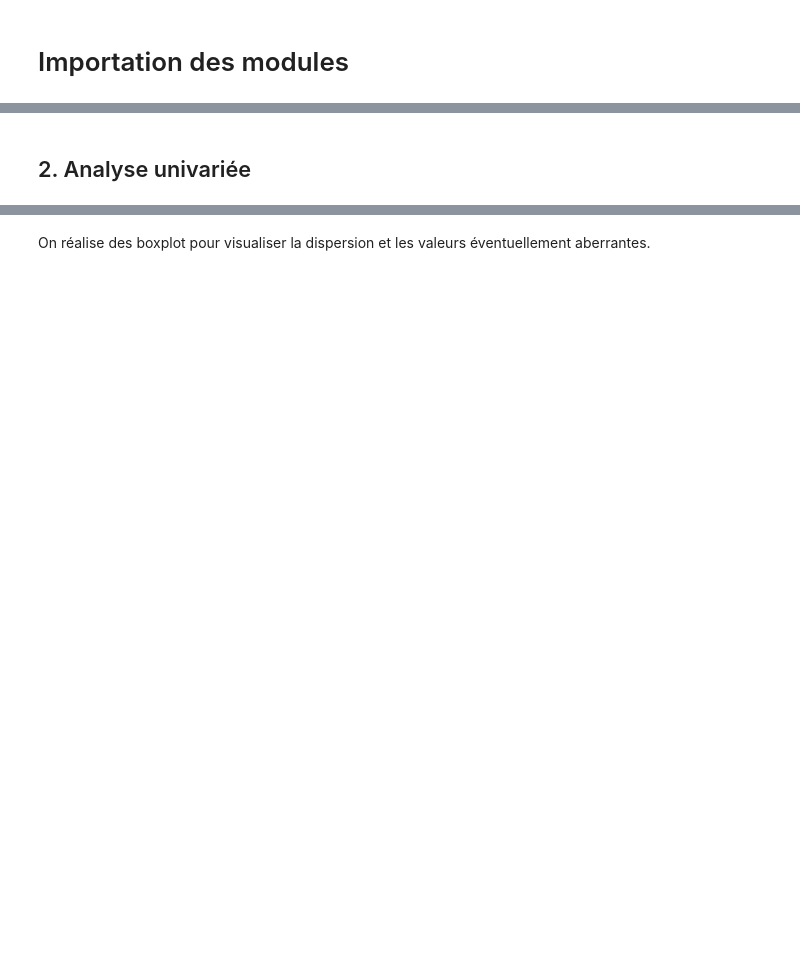
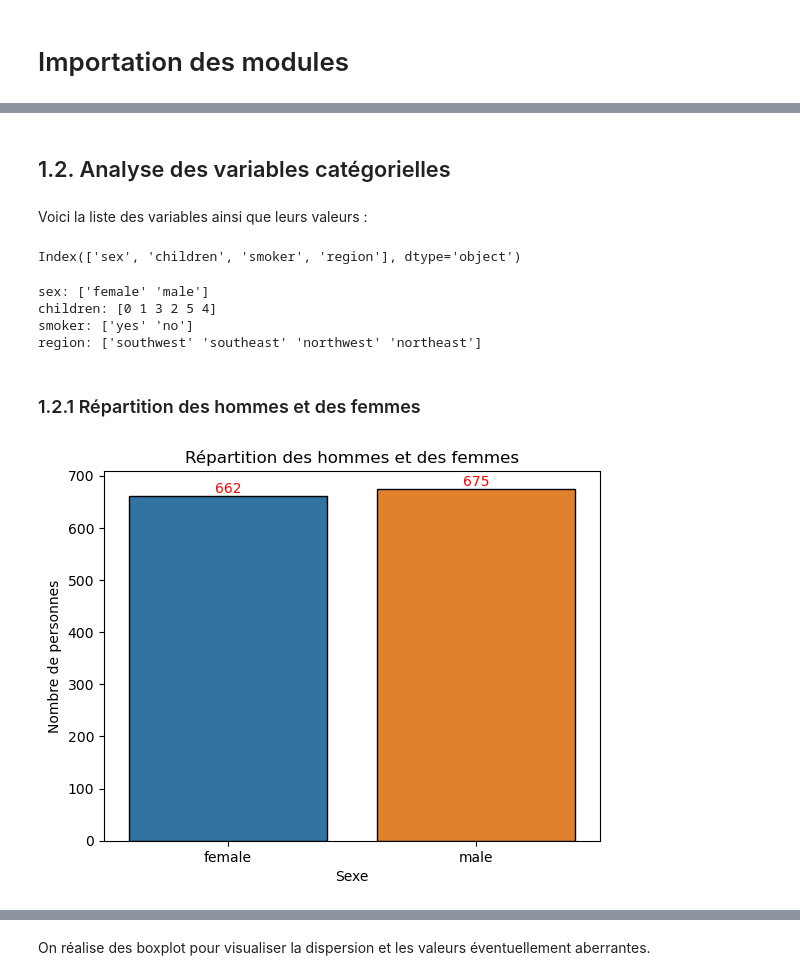
Before and after one commit to Abdellah-R/Projet-ML, a Jupyter notebook: analyse_données.ipynb, the cells around one changed output, grey strips where cells are left out. Drawn from its saved outputs; the diff is of its cells as text; code cells hidden in the pictures; blank space fills up the shorter version.

```diff
--- a/analyse_données.ipynb
+++ b/analyse_données.ipynb
@@ -60,2 +100,35 @@ df_continues.describe().T
 # %% [markdown]
-## 2. Analyse univariée
+## 1.2. Analyse des variables catégorielles
+# %% [markdown]
+Voici la liste des variables ainsi que leurs valeurs :
+# %%
+df_categories.columns
+# %% [output]
+Index(['sex', 'children', 'smoker', 'region'], dtype='object')
+# %%
+for colonne in df_categories.columns:
+    print(f"{colonne}: {df_categories[colonne].unique()}")
+# %% [output]
+sex: ['female' 'male']
+children: [0 1 3 2 5 4]
+smoker: ['yes' 'no']
+region: ['southwest' 'southeast' 'northwest' 'northeast']
+# %% [markdown]
+### 1.2.1 Répartition des hommes et des femmes
+# %%
+# On crée le diagramme à barres en spécifiant la colonne à utiliser comme variable catégorique
+ax = sns.countplot(x='sex', data=df_categories, edgecolor='k', linewidth=1)
+
+# Titre et noms des axes
+plt.title("Répartition des hommes et des femmes")
+plt.xlabel("Sexe")
+plt.ylabel("Nombre de personnes")
+
+# Affichage des valeurs de chaque catégorie sur le graphique
+for p in ax.patches:
+    ax.text(p.get_x() + p.get_width()/2., p.get_height(), '%d' % int(p.get_height()), fontsize=10, color='red', ha='center', va='bottom')
+
+# Afficher le graphique
+plt.show()
+# %% [output]
+[figure, added]
```
Also changed, not shown: parts of 138 cells of this notebook, 2 other files.
